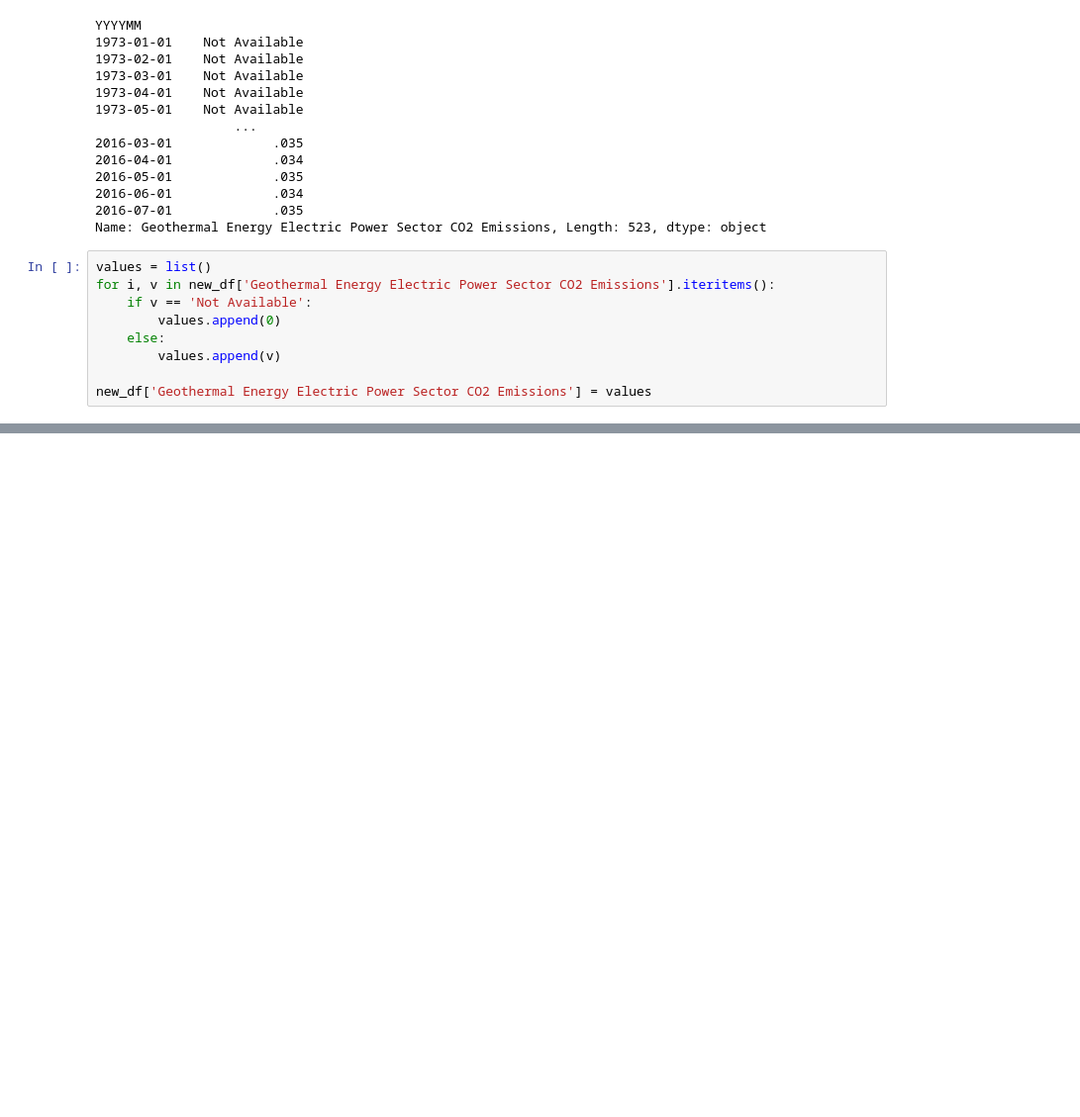
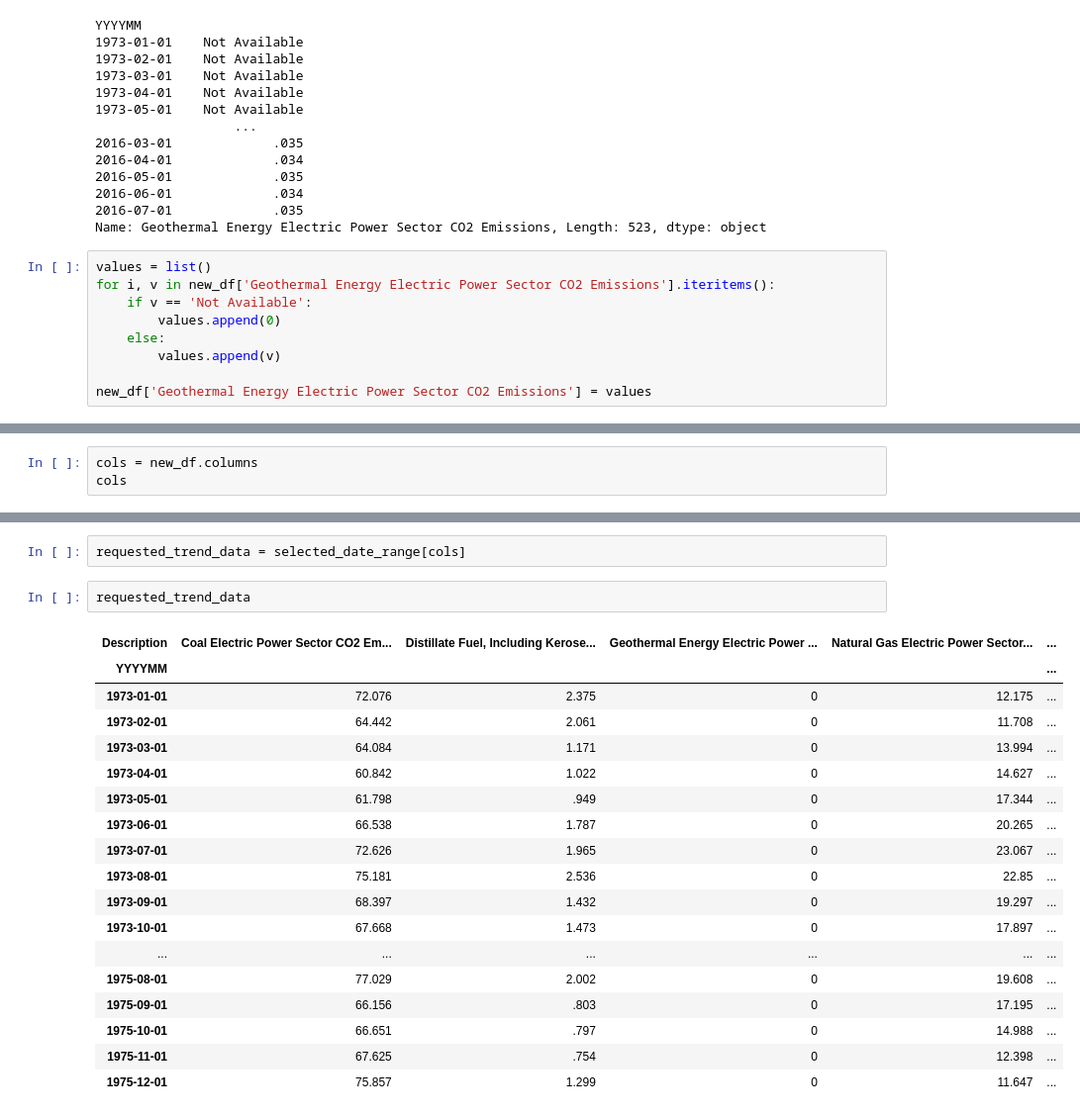
Before and after one commit to UPstartDeveloper/climate-change-analysis, a Jupyter notebook: analysis.ipynb, the cells around one changed output, grey strips where cells are left out. Shown at 99% size. Saved outputs shown, nothing was run; the diff lists cells and outputs as text; blank space fills up the shorter version.

```diff
--- a/analysis.ipynb
+++ b/analysis.ipynb
@@ -722,0 +749,3 @@ new_df
+# %%
+cols = new_df.columns
+cols
@@ -722,0 +763,23 @@ new_df
+# %%
+requested_trend_data = selected_date_range[cols]
+# %%
+requested_trend_data
+# %% [output]
+| Description | Coal Electric Power Sector CO2 Em... | Distillate Fuel, Including Kerose... | Geothermal Energy Electric Power ... | Natural Gas Electric Power Sector... | ... |
+| YYYYMM |  |  |  |  | ... |
+| 1973-01-01 | 72.076 | 2.375 | 0 | 12.175 | ... |
+| 1973-02-01 | 64.442 | 2.061 | 0 | 11.708 | ... |
+| 1973-03-01 | 64.084 | 1.171 | 0 | 13.994 | ... |
+| 1973-04-01 | 60.842 | 1.022 | 0 | 14.627 | ... |
+| 1973-05-01 | 61.798 | .949 | 0 | 17.344 | ... |
+| 1973-06-01 | 66.538 | 1.787 | 0 | 20.265 | ... |
+| 1973-07-01 | 72.626 | 1.965 | 0 | 23.067 | ... |
+| 1973-08-01 | 75.181 | 2.536 | 0 | 22.85 | ... |
+| 1973-09-01 | 68.397 | 1.432 | 0 | 19.297 | ... |
+| 1973-10-01 | 67.668 | 1.473 | 0 | 17.897 | ... |
+| ... | ... | ... | ... | ... | ... |
+| 1975-08-01 | 77.029 | 2.002 | 0 | 19.608 | ... |
+| 1975-09-01 | 66.156 | .803 | 0 | 17.195 | ... |
+| 1975-10-01 | 66.651 | .797 | 0 | 14.988 | ... |
+| 1975-11-01 | 67.625 | .754 | 0 | 12.398 | ... |
+| 1975-12-01 | 75.857 | 1.299 | 0 | 11.647 | ... |
```
Also changed, not shown: parts of 5 cells of this notebook, 2 other files.
